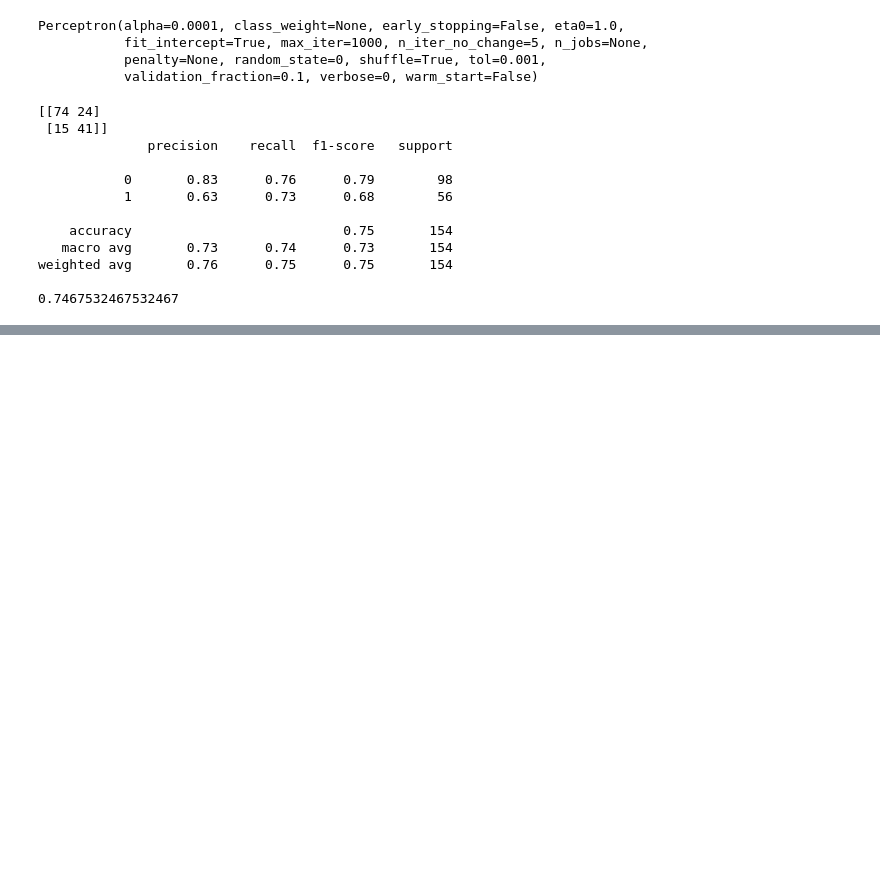
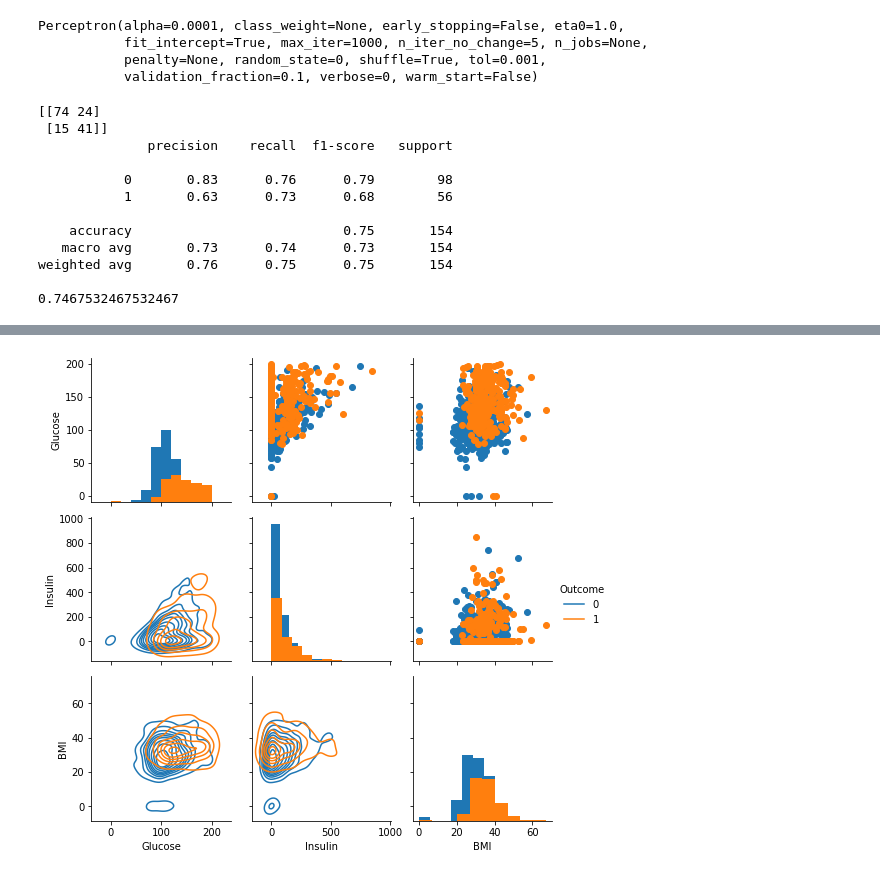
Before and after one commit to mefy-Aruna/Diabetes, a Jupyter notebook: PIMA_DATASET.ipynb, the cells around one changed output, grey strips where cells are left out. Cells and saved outputs as stored; diff of their text form; code cells hidden in the pictures; blank space fills up the shorter version.

```diff
--- a/PIMA_DATASET.ipynb
+++ b/PIMA_DATASET.ipynb
@@ -383,0 +581,20 @@ weighted avg       0.76      0.75      0.75       154
+# %%
+
+
+import numpy as np # linear algebra
+import pandas as pd # data processing, CSV file I/O (e.g. pd.read_csv)
+import matplotlib.pyplot as plt
+import seaborn as sns
+%matplotlib inline
+
+import warnings
+warnings.filterwarnings('ignore')
+
+# Input data files are available in the "../input/" directory.
+# For example, running this (by clicking run or pressing Shift+Enter) will list the files in the input directory
+
+from subprocess import check_output
+
+# Any results you write to the current directory are saved as output.
+data = pd.read_csv('data.csv')
+data.head()
@@ -383,0 +624,9 @@ weighted avg       0.76      0.75      0.75       154
+# %%
+g = sns.PairGrid(data, vars=['Glucose', 'Insulin', 'BMI'], hue="Outcome", size=2.4)
+g.map_diag(plt.hist)
+g.map_upper(plt.scatter)
+g.map_lower(sns.kdeplot, cmap="Blues_d")
+g.add_legend()
+plt.show()
+# %% [output]
+[figure, added]
```
Also changed, not shown: parts of 38 cells of this notebook.
